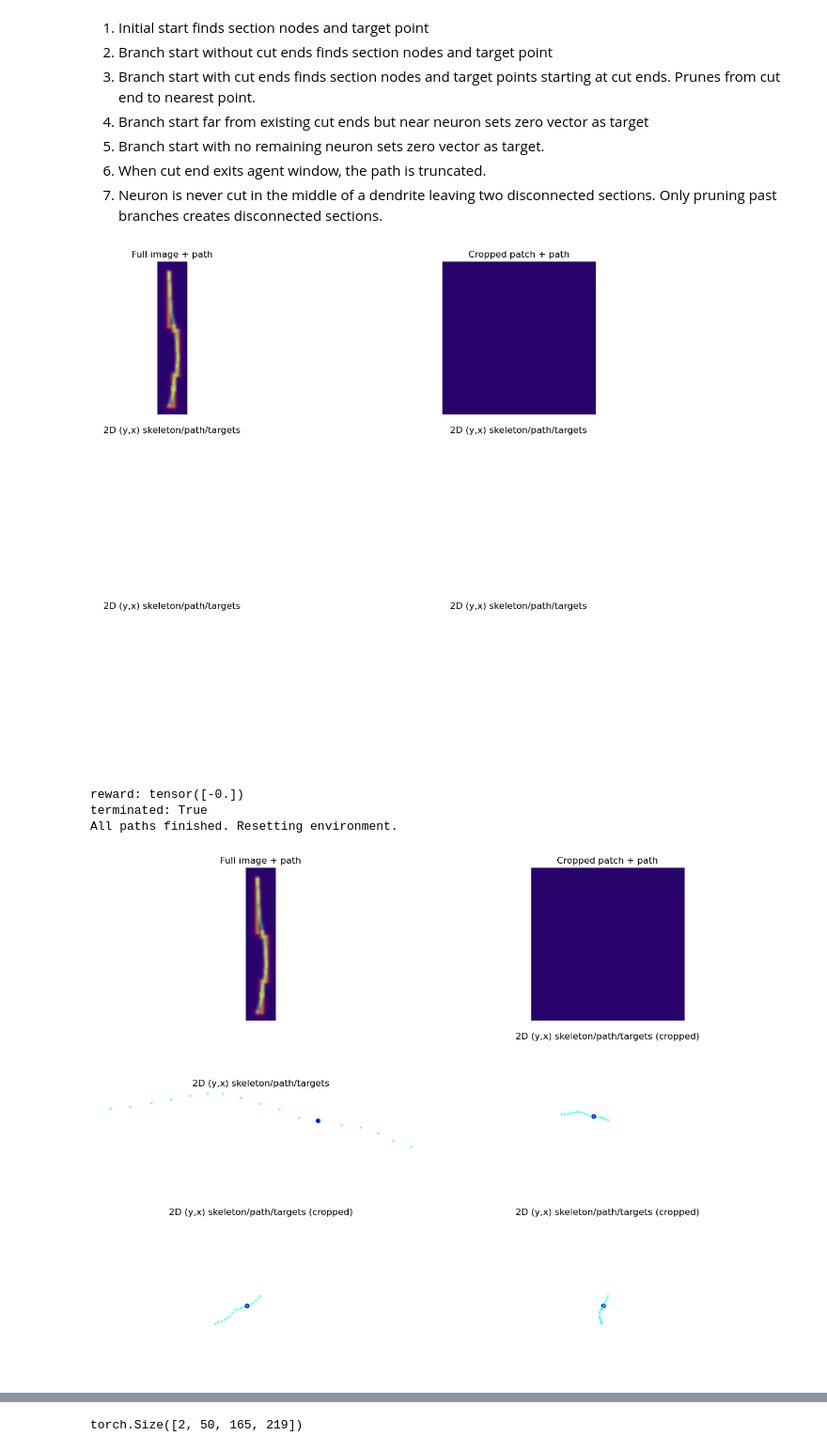
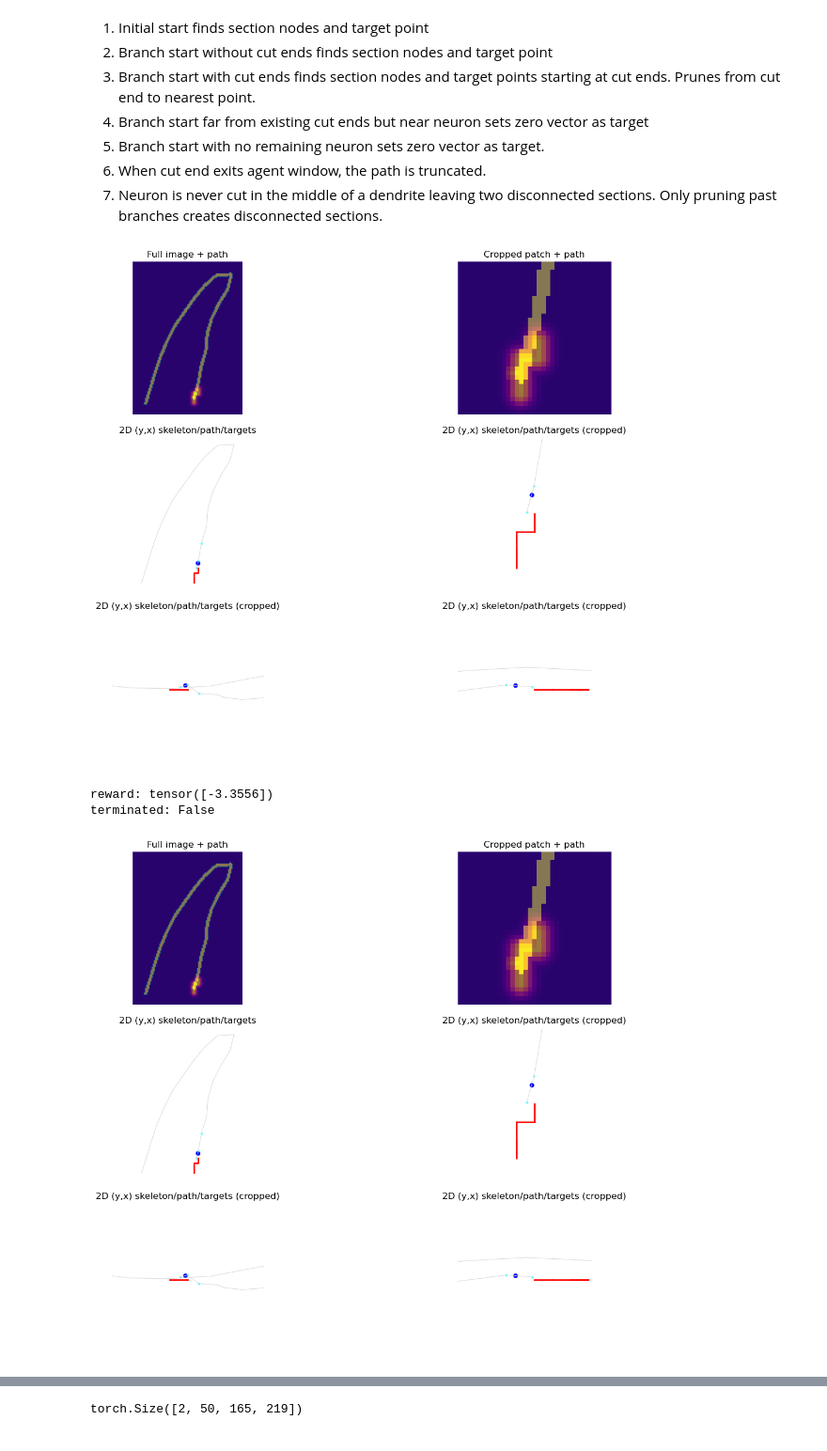
Before and after one commit to BrysonGray/neurotrack, a Jupyter notebook: notebooks/test_distance_reward.ipynb, the cells around one changed output, grey strips where cells are left out. Shown at 94% size. Drawn from its saved outputs; the diff is of its cells as text; code cells hidden in the pictures.

```diff
--- a/notebooks/test_distance_reward.ipynb
+++ b/notebooks/test_distance_reward.ipynb
@@ -497,7 +497,7 @@ def manual_step(env, step_size=4.0):
             # Full image max projection (exclude last channel which is path)
             img = env.img.data[:-1].amax(dim=1).permute(1, 2, 0).squeeze()
             path_im = env.img.data[-1].amax(dim=0)
-            ax0.imshow(img)
+            ax0.imshow(img, vmin=0.0, vmax=1.0)
             ax0.imshow(path_im, cmap='plasma', alpha=0.5)
             ax0.set_title("Full image + path")
             ax0.axis('off')
@@ -507,7 +507,7 @@ def manual_step(env, step_size=4.0):
             z_index = getattr(env, 'radius', patch.shape[1] // 2)
             z_index = int(max(0, min(int(z_index), patch.shape[1] - 1)))
             slice_ = patch[:, z_index]
-            ax1.imshow(slice_[:-1].permute(1, 2, 0).squeeze())
+            ax1.imshow(slice_[:-1].permute(1, 2, 0).squeeze(), vmin=0.0, vmax=1.0)
             ax1.imshow(slice_[-1], cmap='plasma', alpha=0.5)
             ax1.set_title("Cropped patch + path")
             ax1.axis('off')
@@ -556,3 +558,13 @@ env = create_neuron_tracking_environment(data_dir, complexity=0.0, rng_seed=1)
+# %%
+dataset = NeuronPatchDataset(
+    swc_dir="/home/brysongray/data/neurotrack_data/gold166/gold166_swc_processed_subset/",
+    img_dir="/home/brysongray/data/neurotrack_data/gold166/gold166_tifs_processed_subset/",
+    crop_size=128,
+    patches_per_image=10,
+    alpha=0.0,
+    rng=np.random.default_rng(1)
+)
+env = create_neuron_tracking_environment(dataset)
 # %%
 env.dataloader.dataset.get_complexity_distribution()
 # %% [output]
@@ -572,11 +584,10 @@ env.dataloader.dataset.get_complexity_distribution()
 # %%
 plt.close('all')
 # env.img_idx = 1
-env.reset()
+env.reset(dataset_index=1)
 manual_step(env)
 # %% [output]
-[figure, old version]
+[figure, new version]
-reward: tensor([-0.])
-terminated: True
-All paths finished. Resetting environment.
+reward: tensor([-3.3556])
+terminated: False
-[figure, old version]
+[figure, new version]
```
Also changed, not shown: parts of 4 cells of this notebook, 15 other files.
